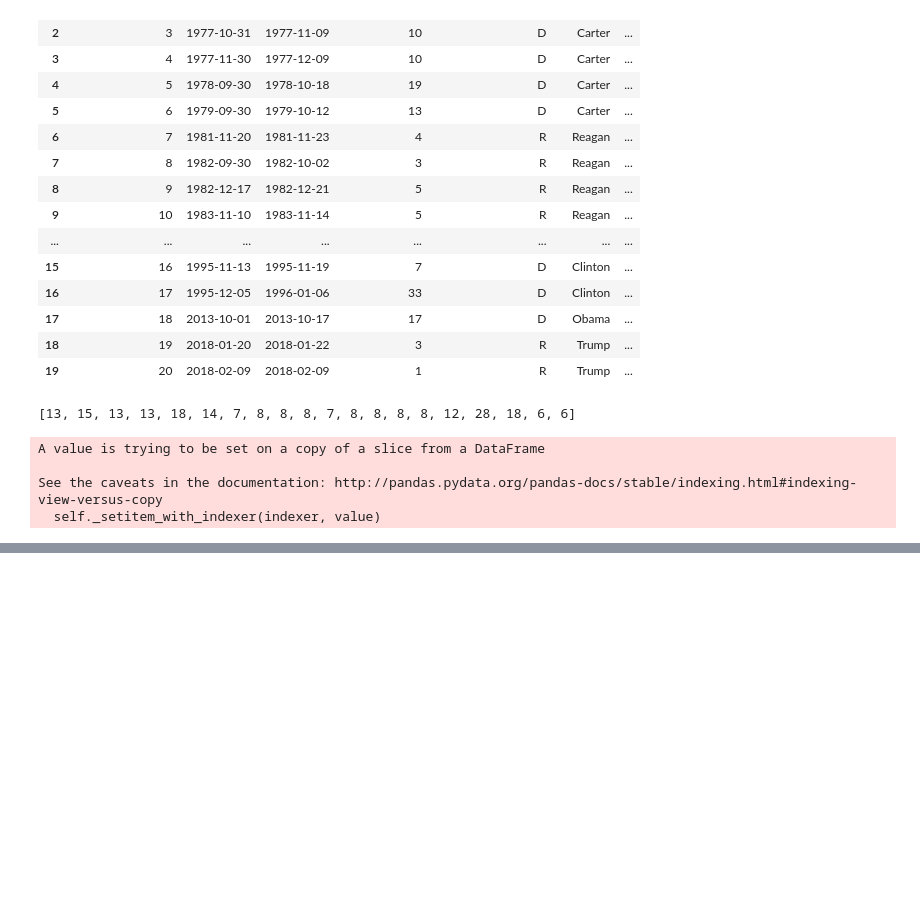
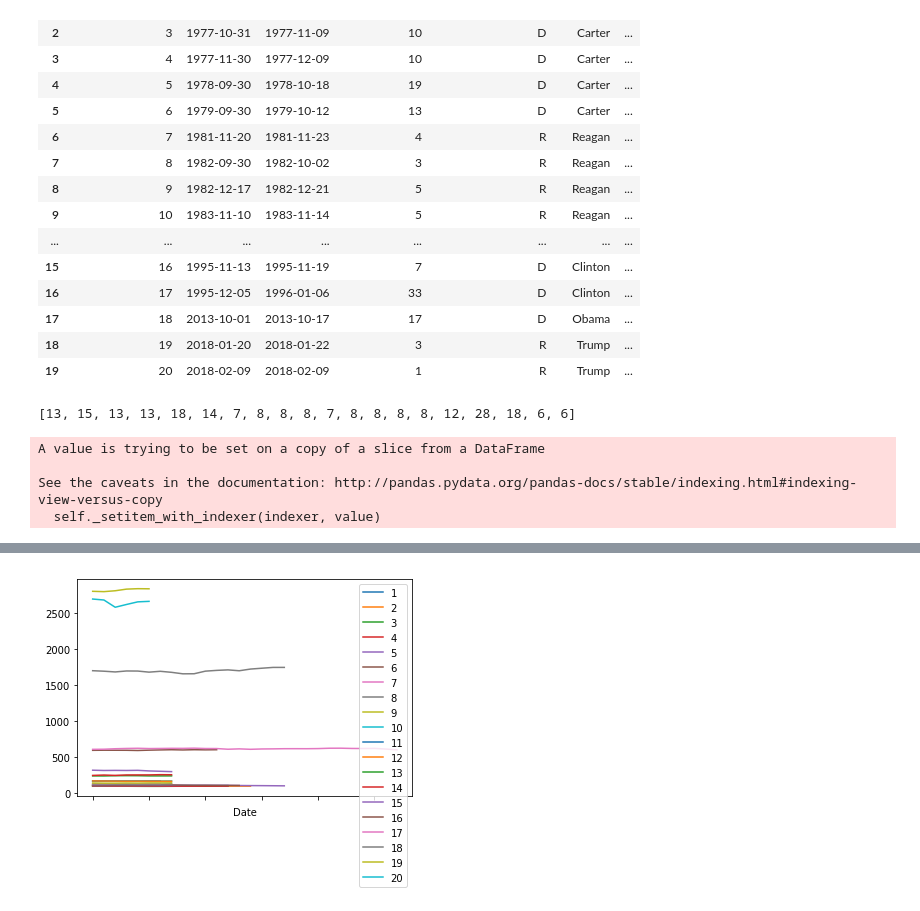
Before and after one commit to amritperera/Data-Bootcamp-Project-1, a Jupyter notebook: Code/stock_price_testing_(Amrit).ipynb, the cells around one changed output, grey strips where cells are left out. Saved outputs shown, nothing was run; the diff lists cells and outputs as text; code cells hidden in the pictures; blank space fills up the shorter version.

Commit message:
early visualization prototypes

```diff
--- a/Code/stock_price_testing_(Amrit).ipynb
+++ b/Code/stock_price_testing_(Amrit).ipynb
@@ -107,0 +131,4 @@ stock_prices_clean
+# %%
+grouped_plot = stock_prices_clean.groupby('Shutdown Number')['Close'].plot(legend=True)
+# %% [output]
+[figure, added]
```
Also changed, not shown: parts of 4 cells of this notebook.
